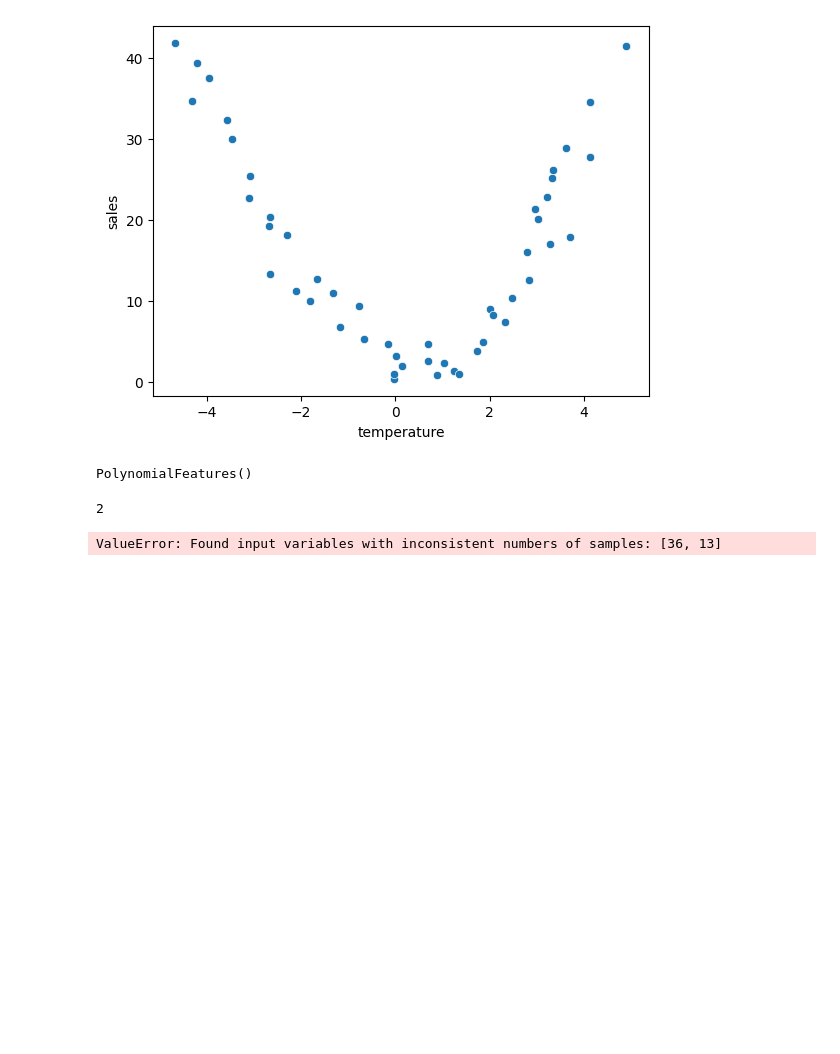
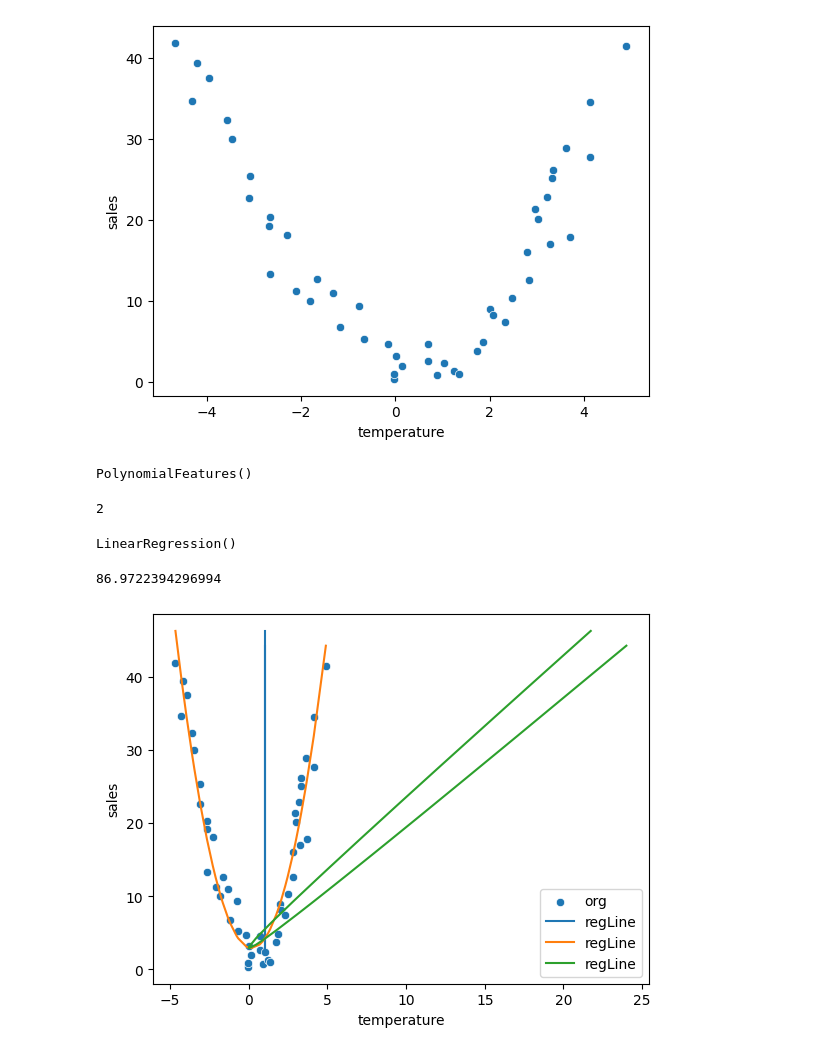
Before and after one commit to sanjay-r-0508/Data_Science_Notes, a Jupyter notebook: supervised_learning_in_ml/polynomial.ipynb, the cells around one changed output. Cells and saved outputs as stored; diff of their text form; code cells hidden in the pictures; blank space fills up the shorter version.

```diff
--- a/supervised_learning_in_ml/polynomial.ipynb
+++ b/supervised_learning_in_ml/polynomial.ipynb
@@ -53,7 +53,7 @@ PolynomialFeatures()
 x = pf.transform(x)
 # %%
 from sklearn.model_selection import train_test_split
-x_train, y_train, x_test, y_test = train_test_split(x, y, test_size = 0.25, random_state = 42)
+x_train,x_test, y_train, y_test = train_test_split(x, y, test_size = 0.25, random_state = 42)
 # %%
 from sklearn.linear_model import LinearRegression
 # %%
@@ -64,4 +64,17 @@ x.ndim
 lr = LinearRegression()
 lr.fit(x_train, y_train)
 # %% [output]
-ValueError: Found input variables with inconsistent numbers of samples: [36, 13]
+LinearRegression()
+# %%
+lr.score(x_test, y_test)*100
+# %% [output]
+86.9722394296994
+# %%
+prd = lr.predict(x)
+# %%
+sns.scatterplot(x = icecream_data['temperature'], y = icecream_data['sales'], label = 'org')
+plt.plot(x, prd, label = 'regLine')
+plt.legend()
+plt.show()
+# %% [output]
+[figure, added]
```
